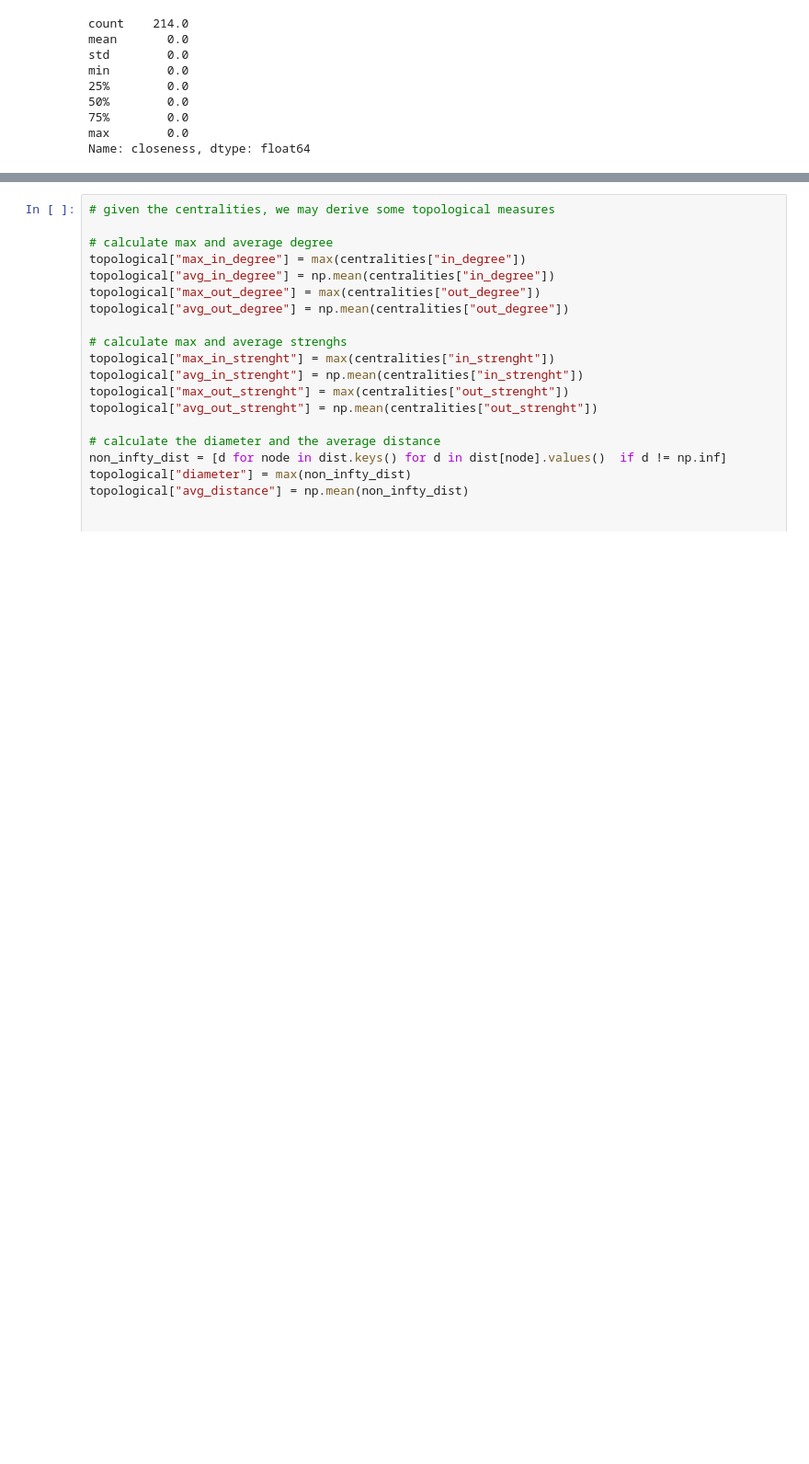
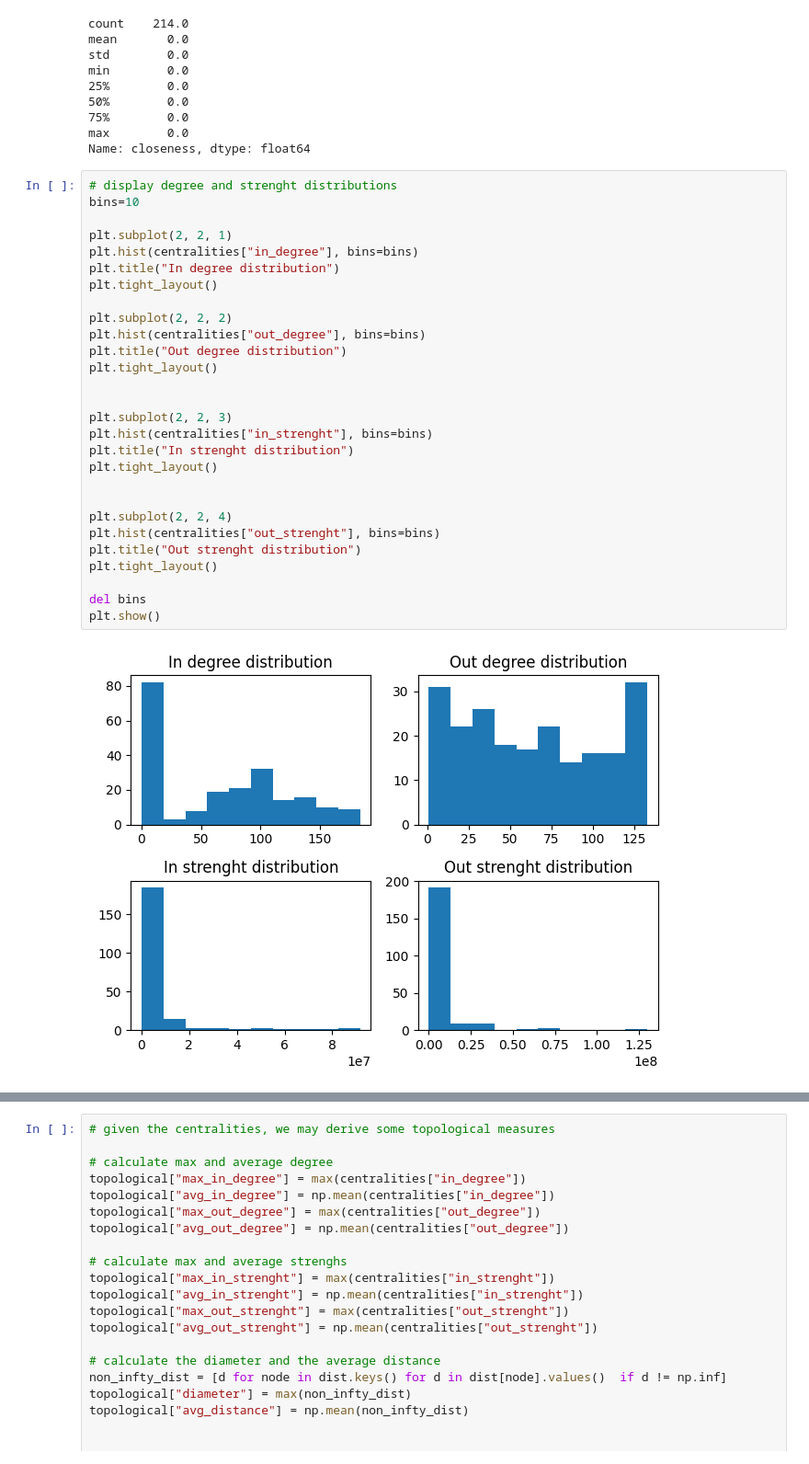
Before and after one commit to emanuelena49/fao-trade-network-analysis, a Jupyter notebook: fao_trade.ipynb, the cells around one changed output, grey strips where cells are left out. Shown at 92% size. Drawn from its saved outputs; the diff is of its cells as text; blank space fills up the shorter version.

Commit message:
spike: experiment on histograms

```diff
--- a/fao_trade.ipynb
+++ b/fao_trade.ipynb
@@ -427,3 +435,33 @@ min        0.0
 75%        0.0
 max        0.0
 Name: closeness, dtype: float64
+# %%
+# display degree and strenght distributions
+bins=10
+
+plt.subplot(2, 2, 1)
+plt.hist(centralities["in_degree"], bins=bins)
+plt.title("In degree distribution")
+plt.tight_layout()
+
+plt.subplot(2, 2, 2)
+plt.hist(centralities["out_degree"], bins=bins)
+plt.title("Out degree distribution")
+plt.tight_layout()
+
+
+plt.subplot(2, 2, 3)
+plt.hist(centralities["in_strenght"], bins=bins)
+plt.title("In strenght distribution")
+plt.tight_layout()
+
+
+plt.subplot(2, 2, 4)
+plt.hist(centralities["out_strenght"], bins=bins)
+plt.title("Out strenght distribution")
+plt.tight_layout()
+
+del bins
+plt.show()
+# %% [output]
+[figure, added]
```
Also changed, not shown: parts of 15 cells of this notebook.
